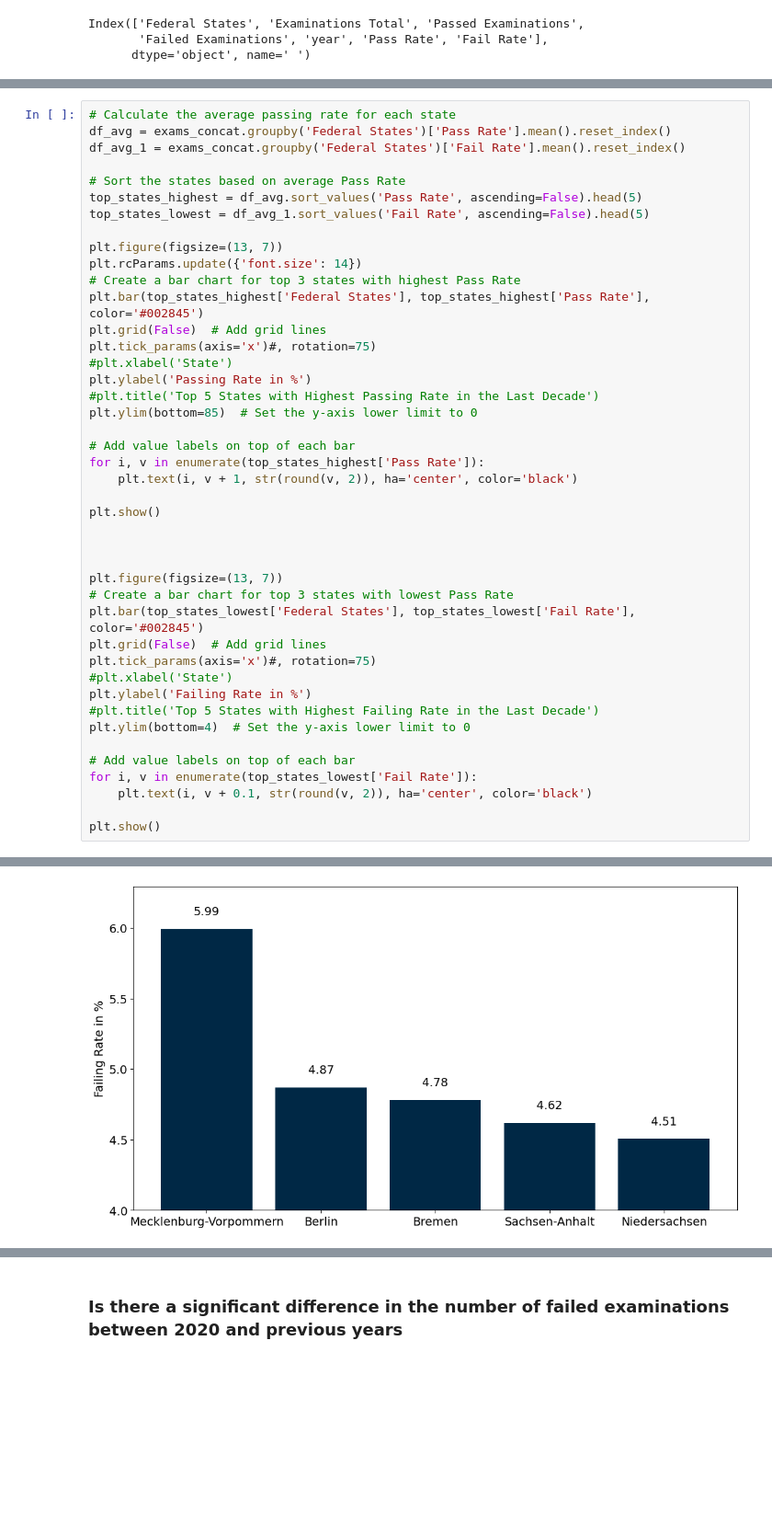
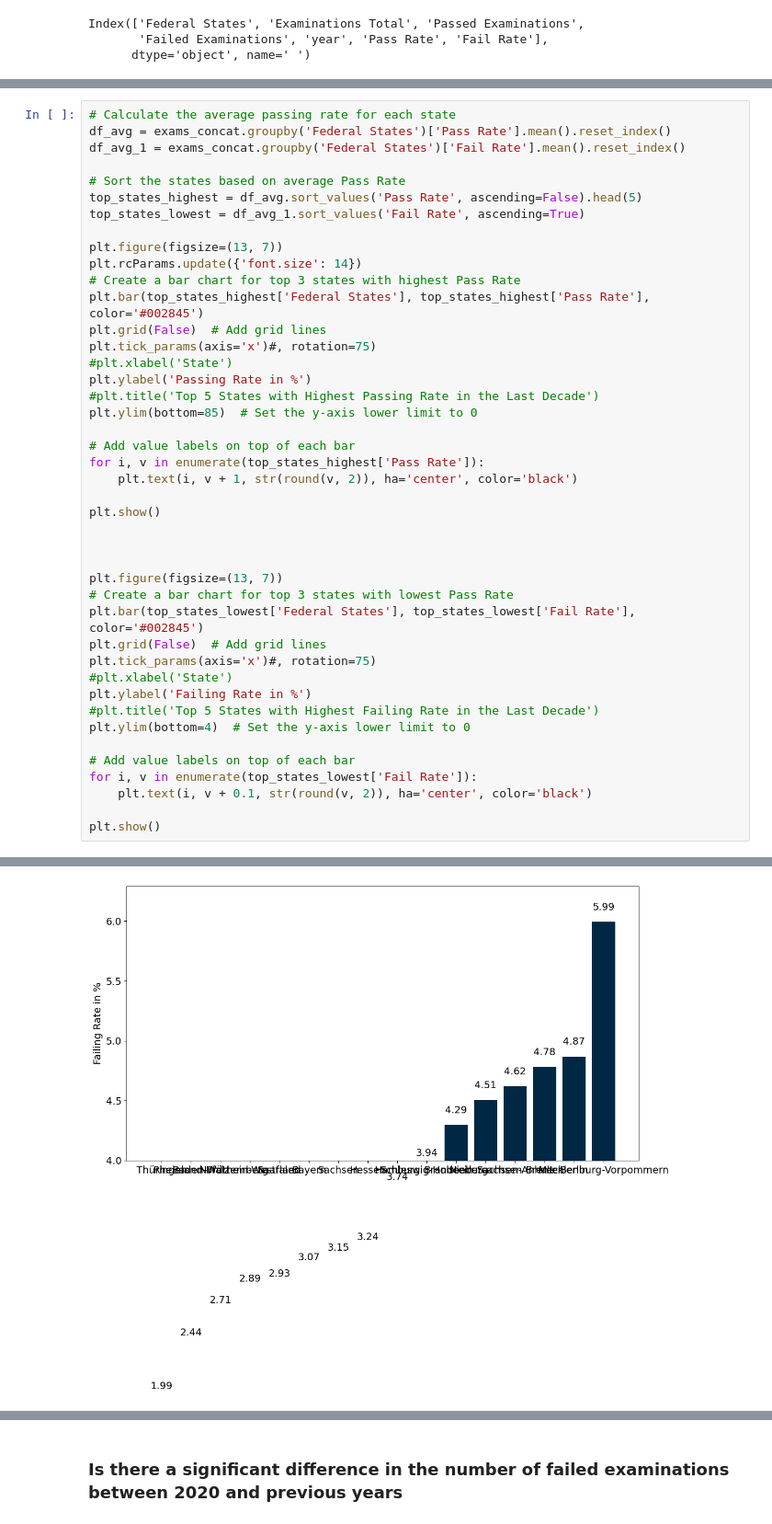
Before and after one commit to Stargazer-ger/capstone_project_hh_23_1, a Jupyter notebook: eda_capstone_exams_kk.ipynb, the cells around one changed output, grey strips where cells are left out. Shown at 92% size. Cells and saved outputs as stored; diff of their text form; blank space fills up the shorter version.

```diff
--- a/eda_capstone_exams_kk.ipynb
+++ b/eda_capstone_exams_kk.ipynb
@@ -311,7 +352,7 @@ df_avg_1 = exams_concat.groupby('Federal States')['Fail Rate'].mean().reset_inde
 
 # Sort the states based on average Pass Rate
 top_states_highest = df_avg.sort_values('Pass Rate', ascending=False).head(5)
-top_states_lowest = df_avg_1.sort_values('Fail Rate', ascending=False).head(5)
+top_states_lowest = df_avg_1.sort_values('Fail Rate', ascending=True)
 
 plt.figure(figsize=(13, 7))
 plt.rcParams.update({'font.size': 14})
@@ -322,34 +363,34 @@ plt.tick_params(axis='x')#, rotation=75)
 #plt.xlabel('State')
 plt.ylabel('Passing Rate in %')
 #plt.title('Top 5 States with Highest Passing Rate in the Last Decade')
 plt.ylim(bottom=85)  # Set the y-axis lower limit to 0
 
 # Add value labels on top of each bar
 for i, v in enumerate(top_states_highest['Pass Rate']):
     plt.text(i, v + 1, str(round(v, 2)), ha='center', color='black')
 
 plt.show()
 
 
 
 plt.figure(figsize=(13, 7))
 # Create a bar chart for top 3 states with lowest Pass Rate
 plt.bar(top_states_lowest['Federal States'], top_states_lowest['Fail Rate'], color='#002845')
 plt.grid(False)  # Add grid lines
 plt.tick_params(axis='x')#, rotation=75)
 #plt.xlabel('State')
 plt.ylabel('Failing Rate in %')
 #plt.title('Top 5 States with Highest Failing Rate in the Last Decade')
 plt.ylim(bottom=4)  # Set the y-axis lower limit to 0
 
 # Add value labels on top of each bar
 for i, v in enumerate(top_states_lowest['Fail Rate']):
     plt.text(i, v + 0.1, str(round(v, 2)), ha='center', color='black')
 
 plt.show()
 # %% [output]
 [figure]
-[figure, old version]
+[figure, new version]
 # %%
 import matplotlib.pyplot as plt
 import pandas as pd
```
Also changed, not shown: parts of 8 cells of this notebook, 6 other files.
